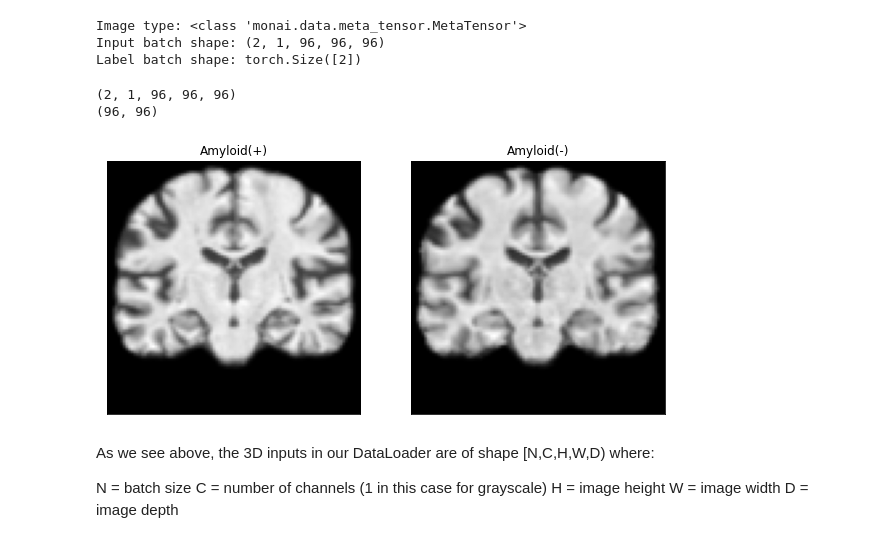
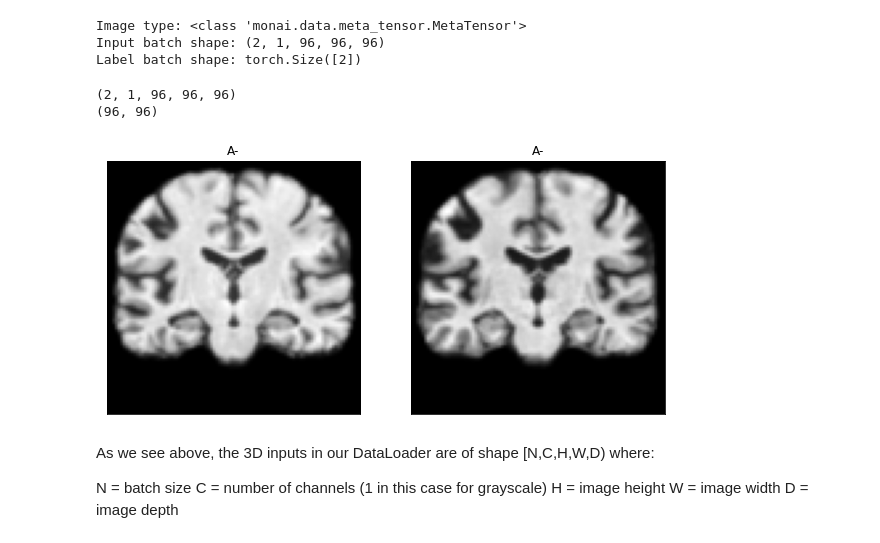
Before and after one commit to petre001/PET_Biomarkers, a Jupyter notebook: main.ipynb, the cells around one changed output. Saved outputs shown, nothing was run; the diff lists cells and outputs as text; code cells hidden in the pictures.

```diff
--- a/main.ipynb
+++ b/main.ipynb
@@ -117,11 +117,11 @@ val_transforms = Compose([ScaleIntensity(), AddChannel(), Resize((96, 96, 96)),
 # Create training Dataset and DataLoader using first 162 images
 batch_size = 2
 
-train_ds = ImageDataset(image_files=images[:171], labels=labels[:171], transform=train_transforms, reader='NumpyReader')
+train_ds = ImageDataset(image_files=images[:172], labels=labels[:172], transform=train_transforms, reader='NumpyReader')
 train_loader = DataLoader(train_ds, batch_size=batch_size, shuffle=True, num_workers=2, pin_memory=torch.cuda.is_available())
 
 # Create validation Dataset and DataLoader using the rest of the images
-val_ds = ImageDataset(image_files=images[171:], labels=labels[171:], transform=val_transforms, reader='NumpyReader')
+val_ds = ImageDataset(image_files=images[172:], labels=labels[172:], transform=val_transforms, reader='NumpyReader')
 val_loader = DataLoader(val_ds, batch_size=batch_size, num_workers=2, pin_memory=torch.cuda.is_available())
 
 # Set up dict for dataloaders
@@ -148,27 +150,27 @@ Input batch shape: (2, 1, 96, 96, 96)
 Label batch shape: torch.Size([2])
 # %%
 # Set up a mapping dictionary
-classes = ['Amyloid(-)','Amyloid(+)']
+classes = ['A-','A+']
 idx_to_class = {i:j for i,j in enumerate(classes)}
 class_to_idx = {v:k for k,v in idx_to_class.items()}
 # %%
 # Get next batch of training images
-im, label = iter(train_loader).next()
+im, label = iter(val_loader).next()
 print(im.shape)
 im = im.numpy() # Convert images to numpy for display
 label = label.numpy()
 print(im[:,0,40,:,:][0].shape)
 # plot the images in the batch, along with the corresponding labels
 fig = plt.figure(figsize=(10, 10))
 for idx in range(batch_size):
     ax = fig.add_subplot(1, batch_size, idx+1, xticks=[], yticks=[])
     #ax.imshow(np.rot90(im[:,0,40,:,:][idx]), cmap='gray')
     ax.imshow(im[:,0,:,:,47][idx], cmap='gray')
     ax.set_title(idx_to_class[label[idx]])
 # %% [output]
 (2, 1, 96, 96, 96)
 (96, 96)
-[figure, old version]
+[figure, new version]
 # %% [markdown]
 As we see above, the 3D inputs in our DataLoader are of shape [N,C,H,W,D) where:
 
```
Also changed, not shown: parts of 3 cells of this notebook.
